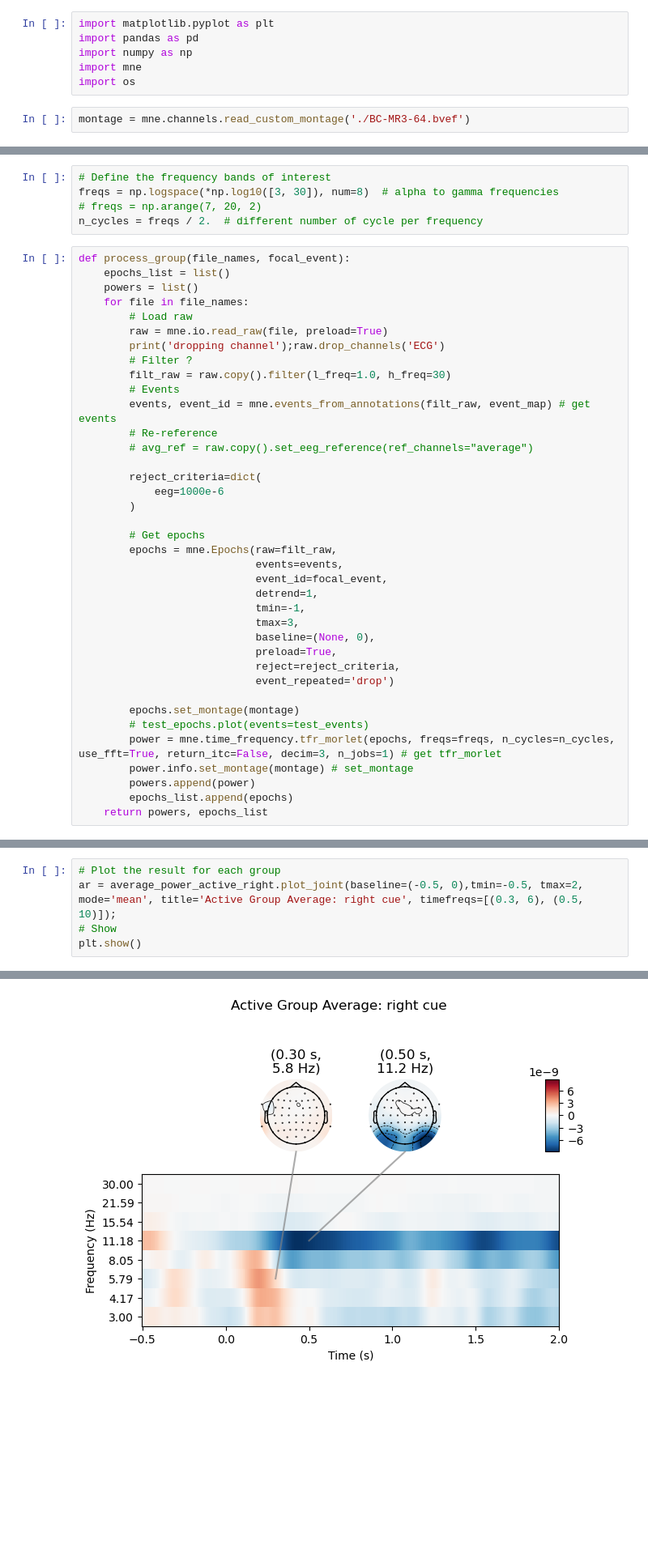
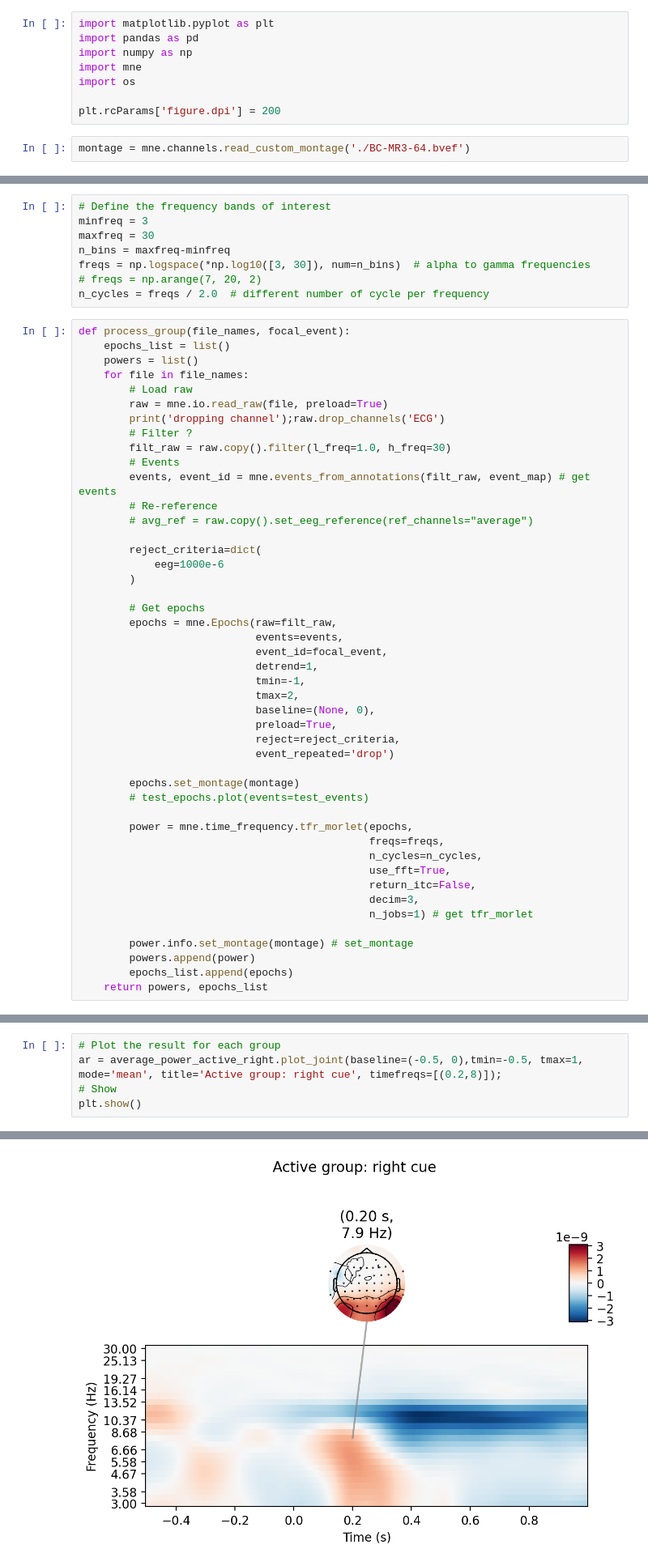
Before and after one commit to locua/time-frequency-analysis, a Jupyter notebook: tf.ipynb, the cells around one changed output, grey strips where cells are left out. Shown at 81% size. Drawn from its saved outputs; the diff is of its cells as text; blank space fills up the shorter version.

```diff
--- a/tf.ipynb
+++ b/tf.ipynb
@@ -4,6 +4,8 @@ import pandas as pd
 import numpy as np
 import mne
 import os
+
+plt.rcParams['figure.dpi'] = 200
 # %%
 montage = mne.channels.read_custom_montage('./BC-MR3-64.bvef')
 # %%
@@ -107,9 +109,12 @@ event_map = {'Comment/101':101,
 # Analysis
 # %%
 # Define the frequency bands of interest
-freqs = np.logspace(*np.log10([3, 30]), num=8)  # alpha to gamma frequencies
+minfreq = 3
+maxfreq = 30
+n_bins = maxfreq-minfreq
+freqs = np.logspace(*np.log10([3, 30]), num=n_bins)  # alpha to gamma frequencies
 # freqs = np.arange(7, 20, 2)
-n_cycles = freqs / 2.  # different number of cycle per frequency
+n_cycles = freqs / 2.0  # different number of cycle per frequency
 # %%
 def process_group(file_names, focal_event):
     epochs_list = list()
@@ -135,7 +140,7 @@ def process_group(file_names, focal_event):
                             event_id=focal_event,
                             detrend=1,
                             tmin=-1,
-                            tmax=3,
+                            tmax=2,
                             baseline=(None, 0),
                             preload=True,
                             reject=reject_criteria,
@@ -143,7 +148,15 @@ def process_group(file_names, focal_event):
 
         epochs.set_montage(montage)
         # test_epochs.plot(events=test_events)
-        power = mne.time_frequency.tfr_morlet(epochs, freqs=freqs, n_cycles=n_cycles, use_fft=True, return_itc=False, decim=3, n_jobs=1) # get tfr_morlet
+
+        power = mne.time_frequency.tfr_morlet(epochs,
+                                              freqs=freqs,
+                                              n_cycles=n_cycles,
+                                              use_fft=True,
+                                              return_itc=False,
+                                              decim=3,
+                                              n_jobs=1) # get tfr_morlet
+
         power.info.set_montage(montage) # set_montage
         powers.append(power)
         epochs_list.append(epochs)
@@ -342,7 +354,7 @@ Designing a one-pass, zero-phase, non-causal bandpass filter:
 ... (45 outputs left out)
 # %%
 # Plot the result for each group
-ar = average_power_active_right.plot_joint(baseline=(-0.5, 0),tmin=-0.5, tmax=2, mode='mean', title='Active Group Average: right cue', timefreqs=[(0.3, 6), (0.5, 10)]);
+ar = average_power_active_right.plot_joint(baseline=(-0.5, 0),tmin=-0.5, tmax=1, mode='mean', title='Active group: right cue', timefreqs=[(0.2,8)]);
 # Show
 plt.show()
 # %% [output]
@@ -354,4 +365,4 @@ Applying baseline correction (mode: mean)
-[figure, old version]
+[figure, new version]
 # %% [markdown]
 ### Left cues
 # %%
```
Also changed, not shown: parts of 24 cells of this notebook, 1 other file.
